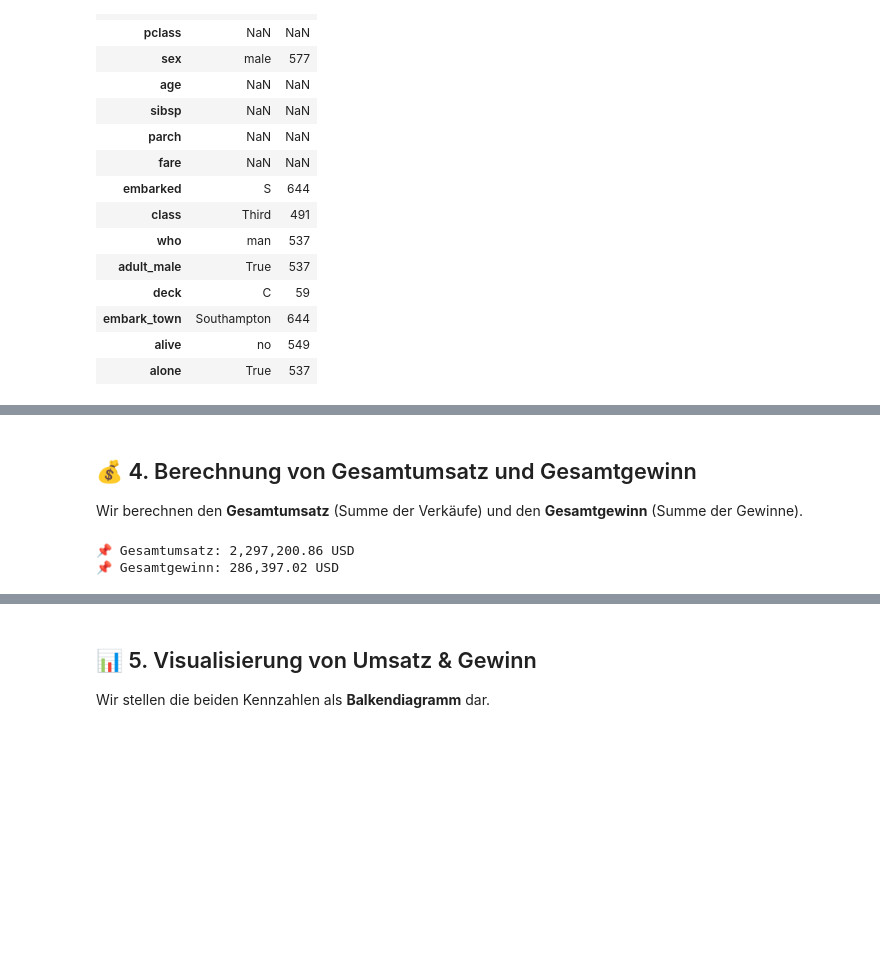
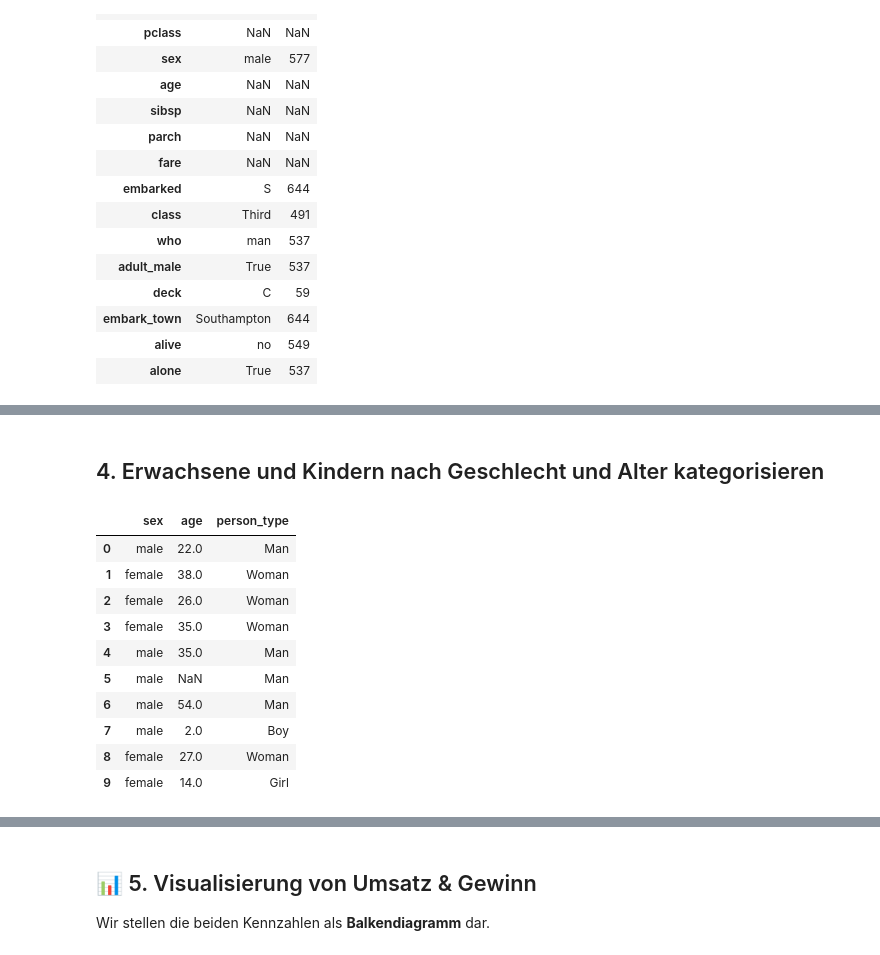
Before and after one commit to ruben-antenen/bina, a Jupyter notebook: LB1/CODE-RUBEN/Rubens_erstes_BI_Projekt_Loesung_1.ipynb, the cells around one changed output, grey strips where cells are left out. Drawn from its saved outputs; the diff is of its cells as text; code cells hidden in the pictures; blank space fills up the shorter version.

```diff
--- a/LB1/CODE-RUBEN/Rubens_erstes_BI_Projekt_Loesung_1.ipynb
+++ b/LB1/CODE-RUBEN/Rubens_erstes_BI_Projekt_Loesung_1.ipynb
@@ -119,13 +119,25 @@ df.sample(5)
-# %% [markdown]
-## 💰 4. Berechnung von Gesamtumsatz und Gesamtgewinn
-Wir berechnen den **Gesamtumsatz** (Summe der Verkäufe) und den **Gesamtgewinn** (Summe der Gewinne).
-# %%
-# Gesamtwerte berechnen
-gesamt_umsatz = df['Sales'].sum()
-gesamt_gewinn = df['Profit'].sum()
-
-print(f'📌 Gesamtumsatz: {gesamt_umsatz:,.2f} USD')
-print(f'📌 Gesamtgewinn: {gesamt_gewinn:,.2f} USD')
-# %% [output]
-📌 Gesamtumsatz: 2,297,200.86 USD
-📌 Gesamtgewinn: 286,397.02 USD
+# %% [markdown]
+## 4. Erwachsene und Kindern nach Geschlecht und Alter kategorisieren
+# %%
+df['person_type'] = df.apply( # Wendet eine Funktion auf alle Zeilen oder Spalten an
+    lambda row: 'Boy' if row['age'] < 18 and row['sex'] == 'male' else # lamda definiert eine temporäre Funktion
+                'Girl' if row['age'] < 18 and row['sex'] == 'female' else
+                'Man' if row['sex'] == 'male' else
+                'Woman',
+    axis=1 # Die Funktion wird auf alle Zeilen angewendet
+)
+
+# Vorschau der neuen Spalte
+df[['sex', 'age', 'person_type']].head(10)
+# %% [output]
+|  | sex | age | person_type |
+| 0 | male | 22.0 | Man |
+| 1 | female | 38.0 | Woman |
+| 2 | female | 26.0 | Woman |
+| 3 | female | 35.0 | Woman |
+| 4 | male | 35.0 | Man |
+| 5 | male | NaN | Man |
+| 6 | male | 54.0 | Man |
+| 7 | male | 2.0 | Boy |
+| 8 | female | 27.0 | Woman |
+| 9 | female | 14.0 | Girl |
```
Also changed, not shown: parts of 7 cells of this notebook.
